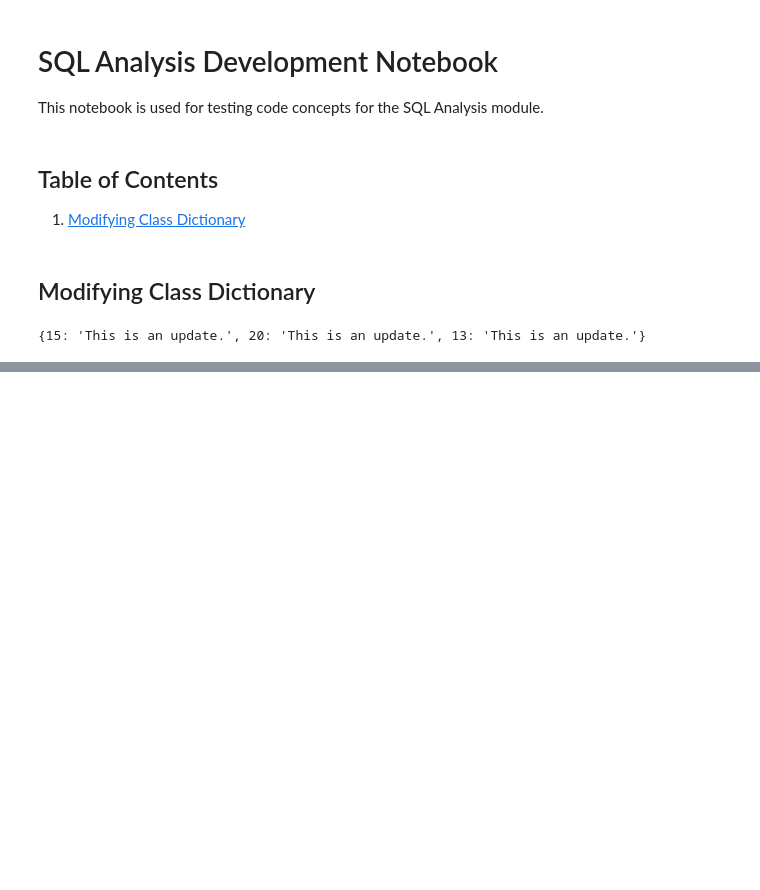
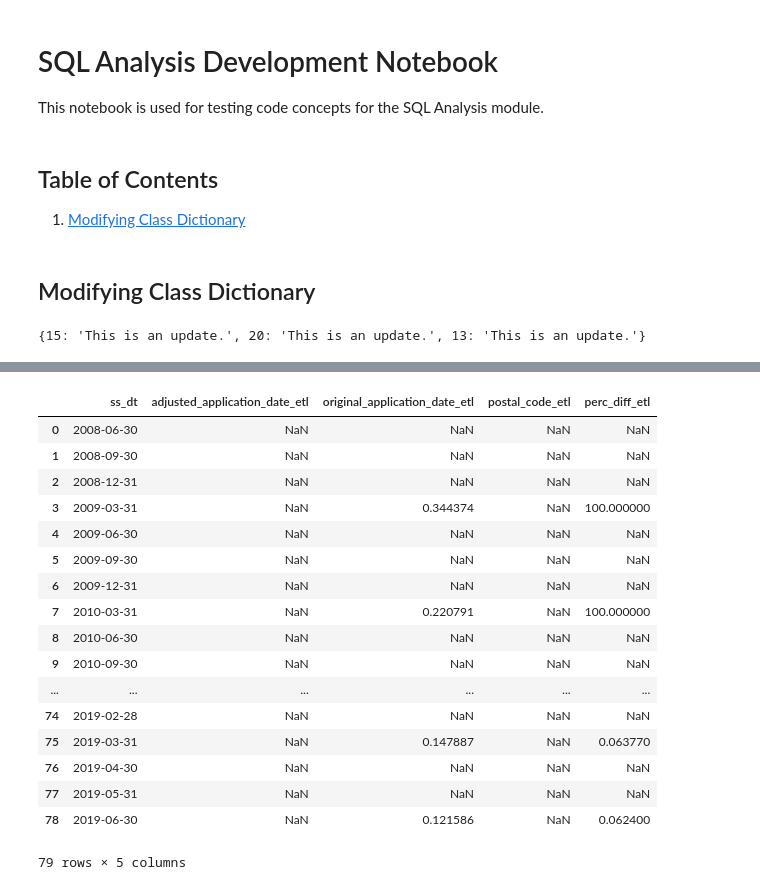
Before and after one commit to rebeccaebarnes/sql_analysis, a Jupyter notebook: sql_analysis_development.ipynb, the cells around one changed output, grey strips where cells are left out. Cells and saved outputs as stored; diff of their text form; code cells hidden in the pictures; blank space fills up the shorter version.

```diff
--- a/sql_analysis_development.ipynb
+++ b/sql_analysis_development.ipynb
@@ -35,0 +132,21 @@ tester.my_dict
+# %%
+tester._summary
+# %% [output]
+|  | ss_dt | adjusted_application_date_etl | original_application_date_etl | postal_code_etl | perc_diff_etl |
+| 0 | 2008-06-30 | NaN | NaN | NaN | NaN |
+| 1 | 2008-09-30 | NaN | NaN | NaN | NaN |
+| 2 | 2008-12-31 | NaN | NaN | NaN | NaN |
+| 3 | 2009-03-31 | NaN | 0.344374 | NaN | 100.000000 |
+| 4 | 2009-06-30 | NaN | NaN | NaN | NaN |
+| 5 | 2009-09-30 | NaN | NaN | NaN | NaN |
+| 6 | 2009-12-31 | NaN | NaN | NaN | NaN |
+| 7 | 2010-03-31 | NaN | 0.220791 | NaN | 100.000000 |
+| 8 | 2010-06-30 | NaN | NaN | NaN | NaN |
+| 9 | 2010-09-30 | NaN | NaN | NaN | NaN |
+| ... | ... | ... | ... | ... | ... |
+| 74 | 2019-02-28 | NaN | NaN | NaN | NaN |
+| 75 | 2019-03-31 | NaN | 0.147887 | NaN | 0.063770 |
+| 76 | 2019-04-30 | NaN | NaN | NaN | NaN |
+| 77 | 2019-05-31 | NaN | NaN | NaN | NaN |
+| 78 | 2019-06-30 | NaN | 0.121586 | NaN | 0.062400 |
+79 rows × 5 columns
```
Also changed, not shown: parts of 10 cells of this notebook, 1 other file.
